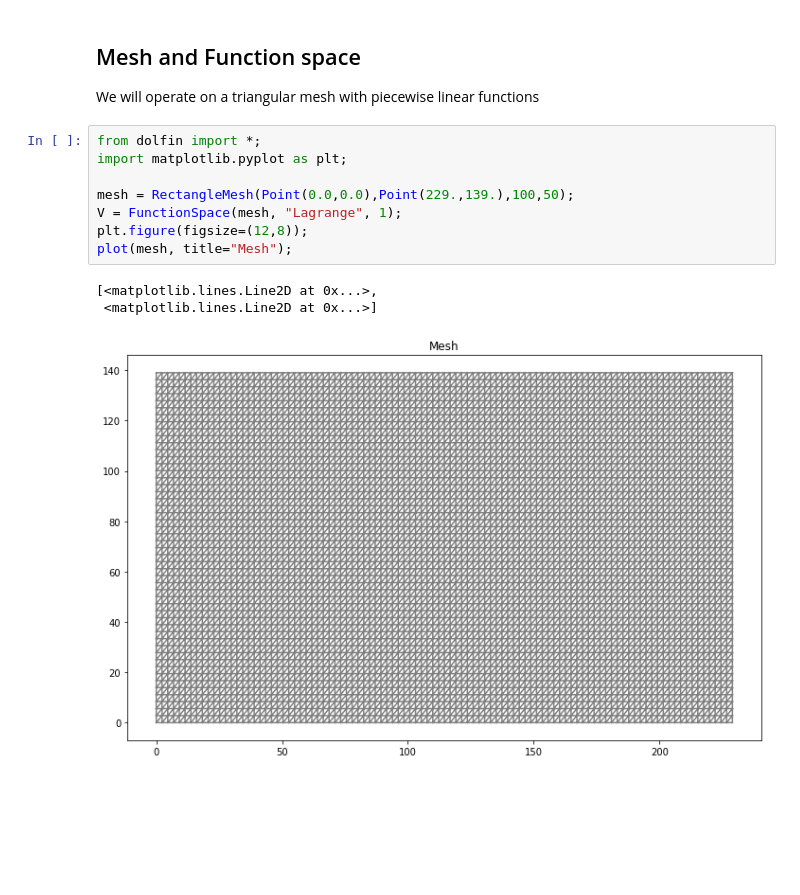
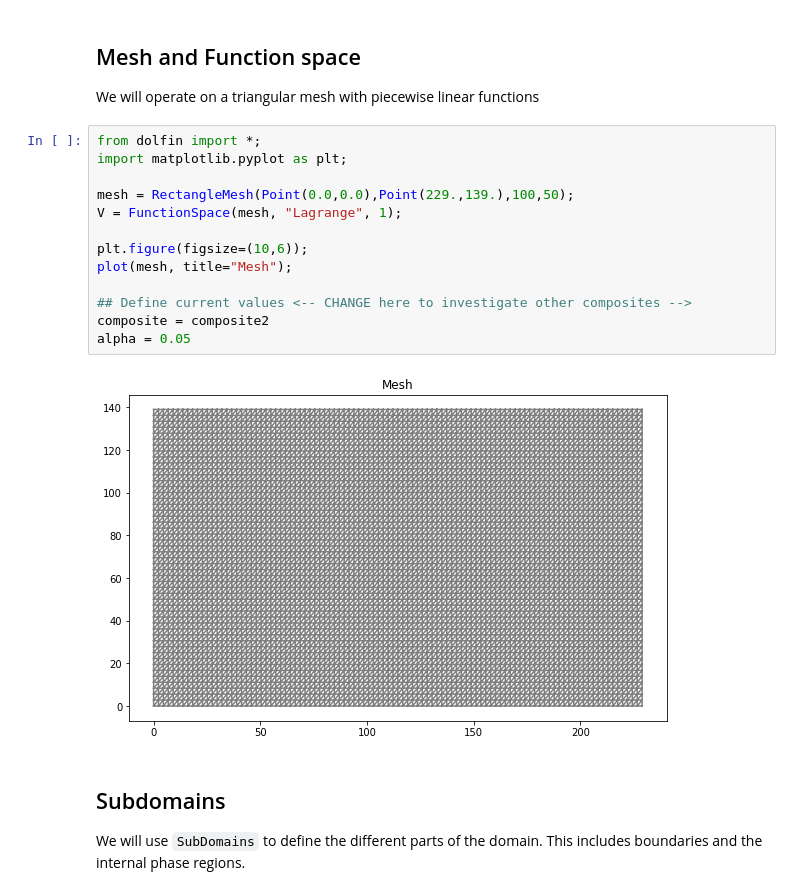
Before and after one commit to MaterialModelling/lab1, a Jupyter notebook: fem_composite.ipynb, the cells around one changed output. Saved outputs shown, nothing was run; the diff lists cells and outputs as text; blank space fills up the shorter version.

```diff
--- a/fem_composite.ipynb
+++ b/fem_composite.ipynb
@@ -91,15 +90,22 @@ We will operate on a triangular mesh with piecewise linear functions
 # %%
 from dolfin import *;
 import matplotlib.pyplot as plt;
 
 mesh = RectangleMesh(Point(0.0,0.0),Point(229.,139.),100,50);
 V = FunctionSpace(mesh, "Lagrange", 1);
-plt.figure(figsize=(12,8));
+
+plt.figure(figsize=(10,6));
 plot(mesh, title="Mesh");
+
+## Define current values <-- CHANGE here to investigate other composites -->
+composite = composite2
+alpha = 0.05
 # %% [output]
-[<matplotlib.lines.Line2D at 0x...>,
- <matplotlib.lines.Line2D at 0x...>]
-[figure, old version]
+[figure, new version]
+# %% [markdown]
+## Subdomains
+
+We will use `SubDomains` to define the different parts of the domain. This includes boundaries and the internal phase regions.
 # %%
 # Create classes for defining parts of the boundaries and the interior
 # of the domain
```
Also changed, not shown: parts of 16 cells of this notebook.
